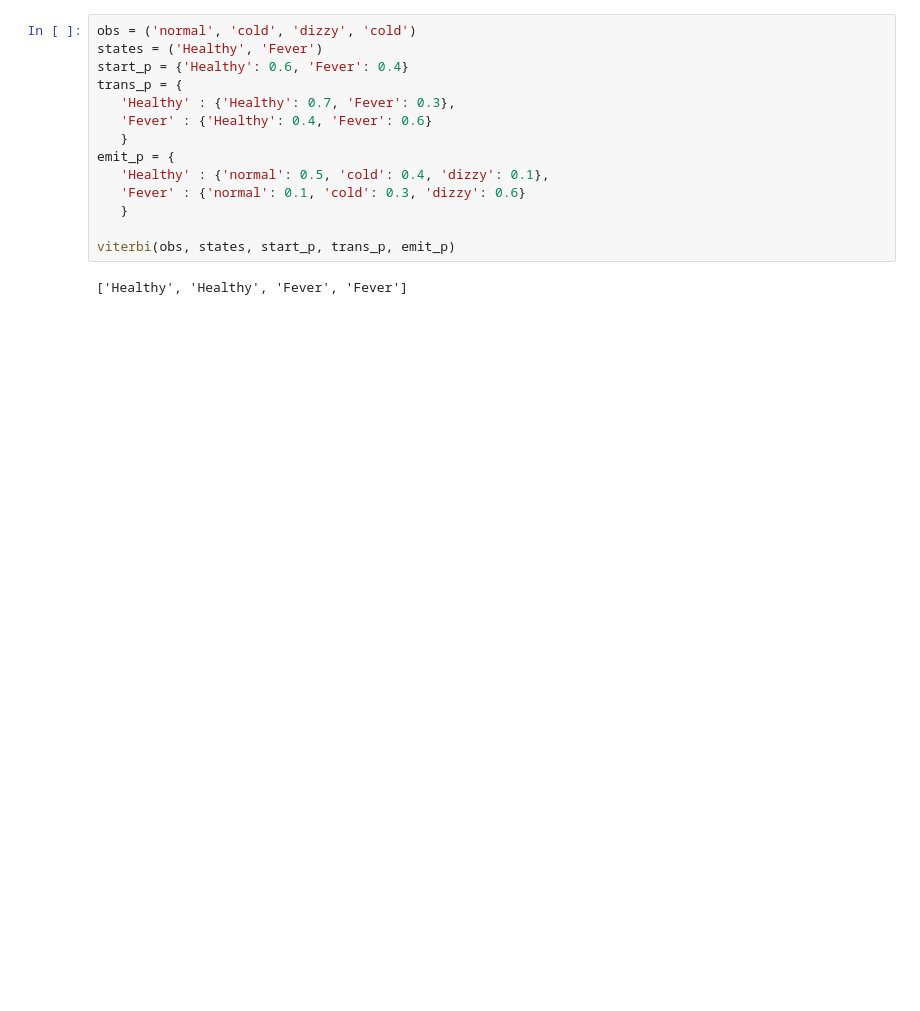
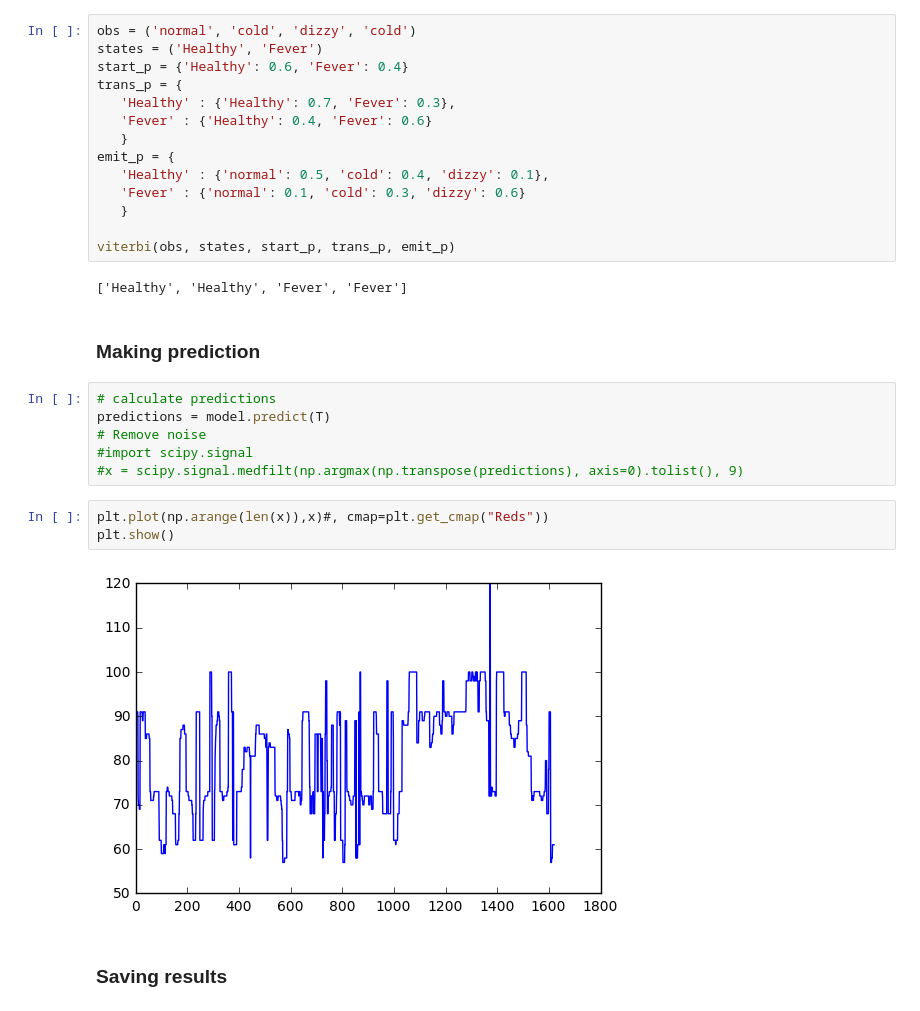
Before and after one commit to shayenne/IAmelodyDNN, a Jupyter notebook: DNN Model - F0 Estimation.ipynb, the cells around one changed output. Drawn from its saved outputs; the diff is of its cells as text; blank space fills up the shorter version.

```diff
--- a/DNN Model - F0 Estimation.ipynb
+++ b/DNN Model - F0 Estimation.ipynb
@@ -351,3 +345,18 @@ emit_p = {
 viterbi(obs, states, start_p, trans_p, emit_p)
 # %% [output]
 ['Healthy', 'Healthy', 'Fever', 'Fever']
+# %% [markdown]
+### Making prediction
+# %%
+# calculate predictions
+predictions = model.predict(T)
+# Remove noise
+#import scipy.signal
+#x = scipy.signal.medfilt(np.argmax(np.transpose(predictions), axis=0).tolist(), 9)
+# %%
+plt.plot(np.arange(len(x)),x)#, cmap=plt.get_cmap("Reds"))
+plt.show()
+# %% [output]
+[figure, added]
+# %% [markdown]
+### Saving results
```
Also changed, not shown: parts of 9 cells of this notebook, 2 other files.
